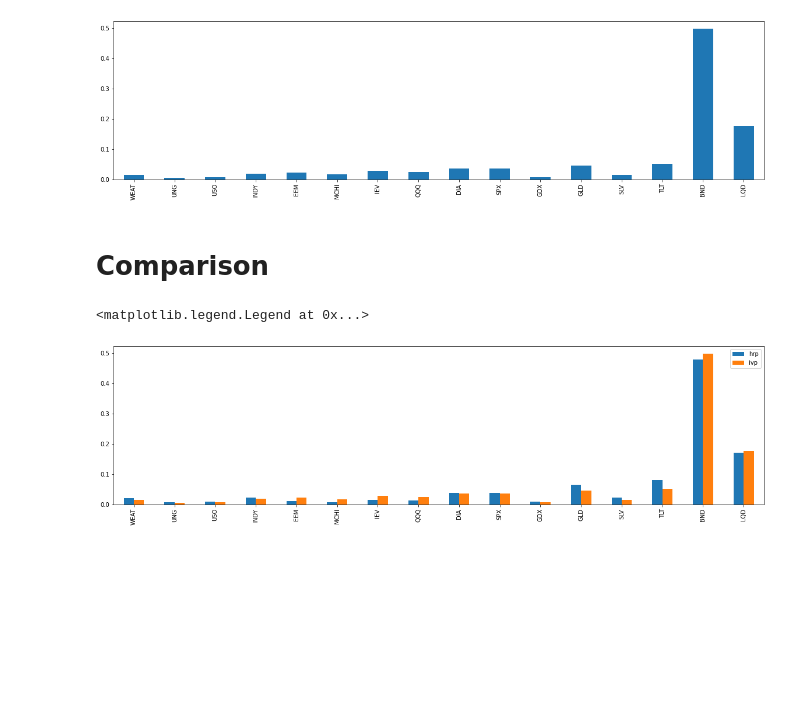
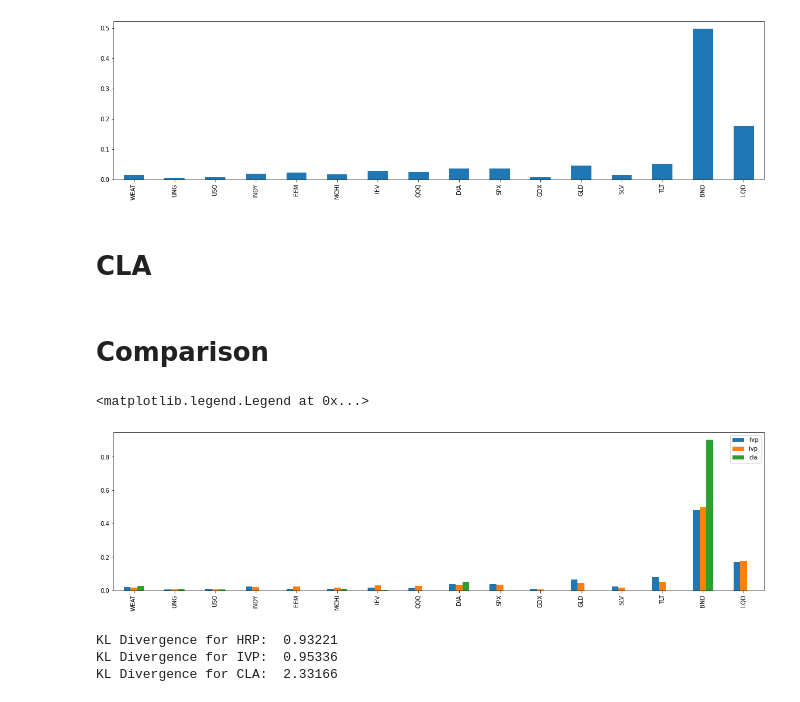
Before and after one commit to maxgao18/AFML, a Jupyter notebook: 16.2.ipynb, the cells around one changed output. Cells and saved outputs as stored; diff of their text form; code cells hidden in the pictures; blank space fills up the shorter version.

```diff
--- a/16.2.ipynb
+++ b/16.2.ipynb
@@ -82,11 +82,29 @@ ivp_allocation.plot.bar()
 # %% [output]
 <AxesSubplot:>
 [figure]
+# %% [markdown]
+# CLA
+# %%
+import pypfopt.cla as ppfc
+
+cla = ppfc.CLA(returns.mean().loc[cov.index], cov)
+cla_allocation = pd.Series(cla.min_volatility(), name="cla")
 # %% [markdown]
 # Comparison
 # %%
-pd.concat([hrp_allocation, ivp_allocation], axis=1).plot.bar()
+pd.concat([hrp_allocation, ivp_allocation, cla_allocation], axis=1).plot.bar()
 plt.legend()
 # %% [output]
 <matplotlib.legend.Legend at 0x...>
-[figure, old version]
+[figure, new version]
+# %%
+import scipy.stats as ss
+
+q = np.ones(cla_allocation.size)
+print(f"KL Divergence for HRP: {ss.entropy(hrp_allocation, q): .5f}")
+print(f"KL Divergence for IVP: {ss.entropy(ivp_allocation, q): .5f}")
+print(f"KL Divergence for CLA: {ss.entropy(cla_allocation, q): .5f}")
+# %% [output]
+KL Divergence for HRP:  0.93221
+KL Divergence for IVP:  0.95336
+KL Divergence for CLA:  2.33166
```
